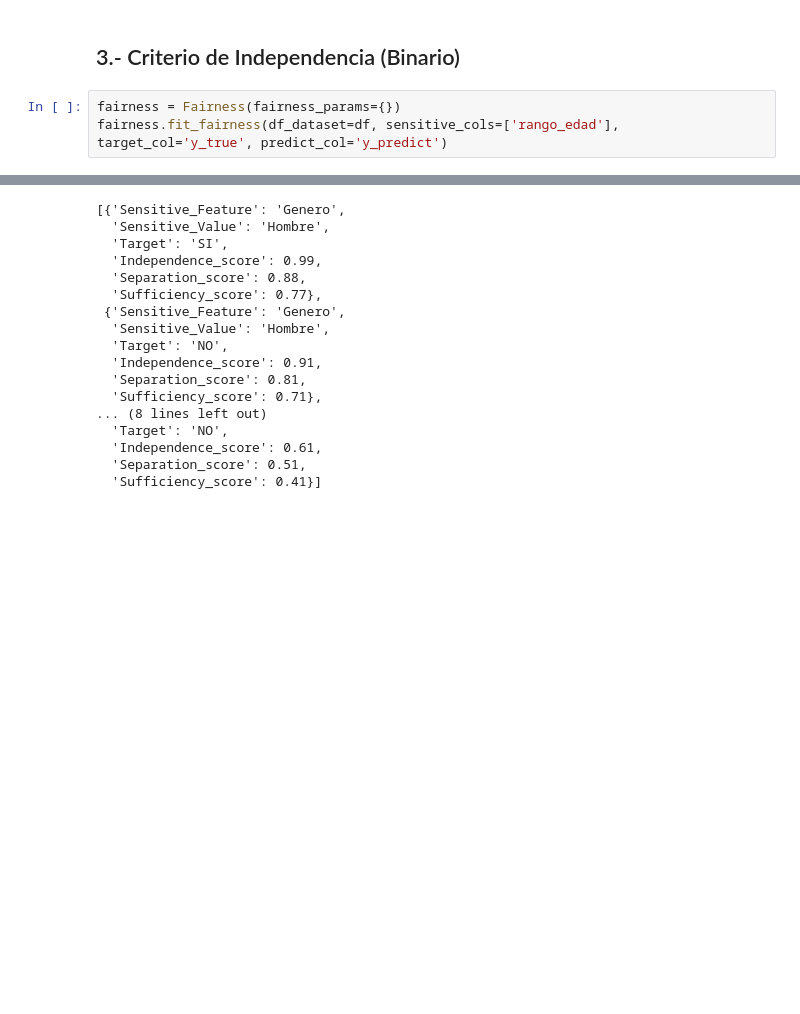
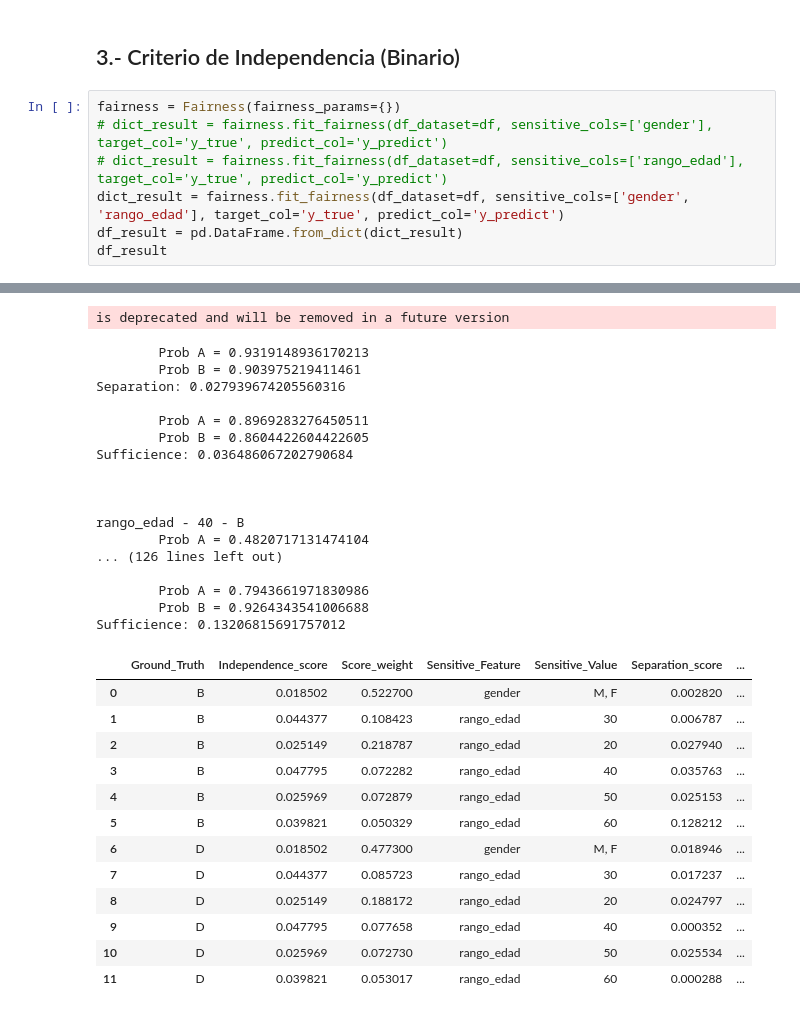
Before and after one commit to Telefonica/XAIoGraphs, a Jupyter notebook: notebooks/Ricardo/pruebas_fairness.ipynb, the cells around one changed output, grey strips where cells are left out. Cells and saved outputs as stored; diff of their text form; blank space fills up the shorter version.

Commit message:
fairness V3 all criterias OK, multiple and binary target and variable

```diff
--- a/notebooks/Ricardo/pruebas_fairness.ipynb
+++ b/notebooks/Ricardo/pruebas_fairness.ipynb
@@ -556,5 +597,9 @@ df.sample(5)
 ## 3.- Criterio de Independencia (Binario)
 # %%
 fairness = Fairness(fairness_params={})
-fairness.fit_fairness(df_dataset=df, sensitive_cols=['rango_edad'], target_col='y_true', predict_col='y_predict')
+# dict_result = fairness.fit_fairness(df_dataset=df, sensitive_cols=['gender'], target_col='y_true', predict_col='y_predict')
+# dict_result = fairness.fit_fairness(df_dataset=df, sensitive_cols=['rango_edad'], target_col='y_true', predict_col='y_predict')
+dict_result = fairness.fit_fairness(df_dataset=df, sensitive_cols=['gender', 'rango_edad'], target_col='y_true', predict_col='y_predict')
+df_result = pd.DataFrame.from_dict(dict_result)
+df_result
 # %% [output]
@@ -578,17 +623,31 @@ Sufficience: 0.12423737692165326
-[{'Sensitive_Feature': 'Genero',
-  'Sensitive_Value': 'Hombre',
-  'Target': 'SI',
-  'Independence_score': 0.99,
-  'Separation_score': 0.88,
-  'Sufficiency_score': 0.77},
- {'Sensitive_Feature': 'Genero',
-  'Sensitive_Value': 'Hombre',
-  'Target': 'NO',
-  'Independence_score': 0.91,
-  'Separation_score': 0.81,
-  'Sufficiency_score': 0.71},
-... (8 lines left out)
-  'Target': 'NO',
-  'Independence_score': 0.61,
-  'Separation_score': 0.51,
-  'Sufficiency_score': 0.41}]
+is deprecated and will be removed in a future version
+        Prob A = 0.9319148936170213
+        Prob B = 0.903975219411461
+Separation: 0.027939674205560316
+
+        Prob A = 0.8969283276450511
+        Prob B = 0.8604422604422605
+Sufficience: 0.036486067202790684
+
+
+
+rango_edad - 40 - B
+        Prob A = 0.4820717131474104
+... (126 lines left out)
+
+        Prob A = 0.7943661971830986
+        Prob B = 0.9264343541006688
+Sufficience: 0.13206815691757012
+|  | Ground_Truth | Independence_score | Score_weight | Sensitive_Feature | Sensitive_Value | Separation_score | ... |
+| 0 | B | 0.018502 | 0.522700 | gender | M, F | 0.002820 | ... |
+| 1 | B | 0.044377 | 0.108423 | rango_edad | 30 | 0.006787 | ... |
+| 2 | B | 0.025149 | 0.218787 | rango_edad | 20 | 0.027940 | ... |
+| 3 | B | 0.047795 | 0.072282 | rango_edad | 40 | 0.035763 | ... |
+| 4 | B | 0.025969 | 0.072879 | rango_edad | 50 | 0.025153 | ... |
+| 5 | B | 0.039821 | 0.050329 | rango_edad | 60 | 0.128212 | ... |
+| 6 | D | 0.018502 | 0.477300 | gender | M, F | 0.018946 | ... |
+| 7 | D | 0.044377 | 0.085723 | rango_edad | 30 | 0.017237 | ... |
+| 8 | D | 0.025149 | 0.188172 | rango_edad | 20 | 0.024797 | ... |
+| 9 | D | 0.047795 | 0.077658 | rango_edad | 40 | 0.000352 | ... |
+| 10 | D | 0.025969 | 0.072730 | rango_edad | 50 | 0.025534 | ... |
+| 11 | D | 0.039821 | 0.053017 | rango_edad | 60 | 0.000288 | ... |
```
Also changed, not shown: parts of 10 cells of this notebook.
